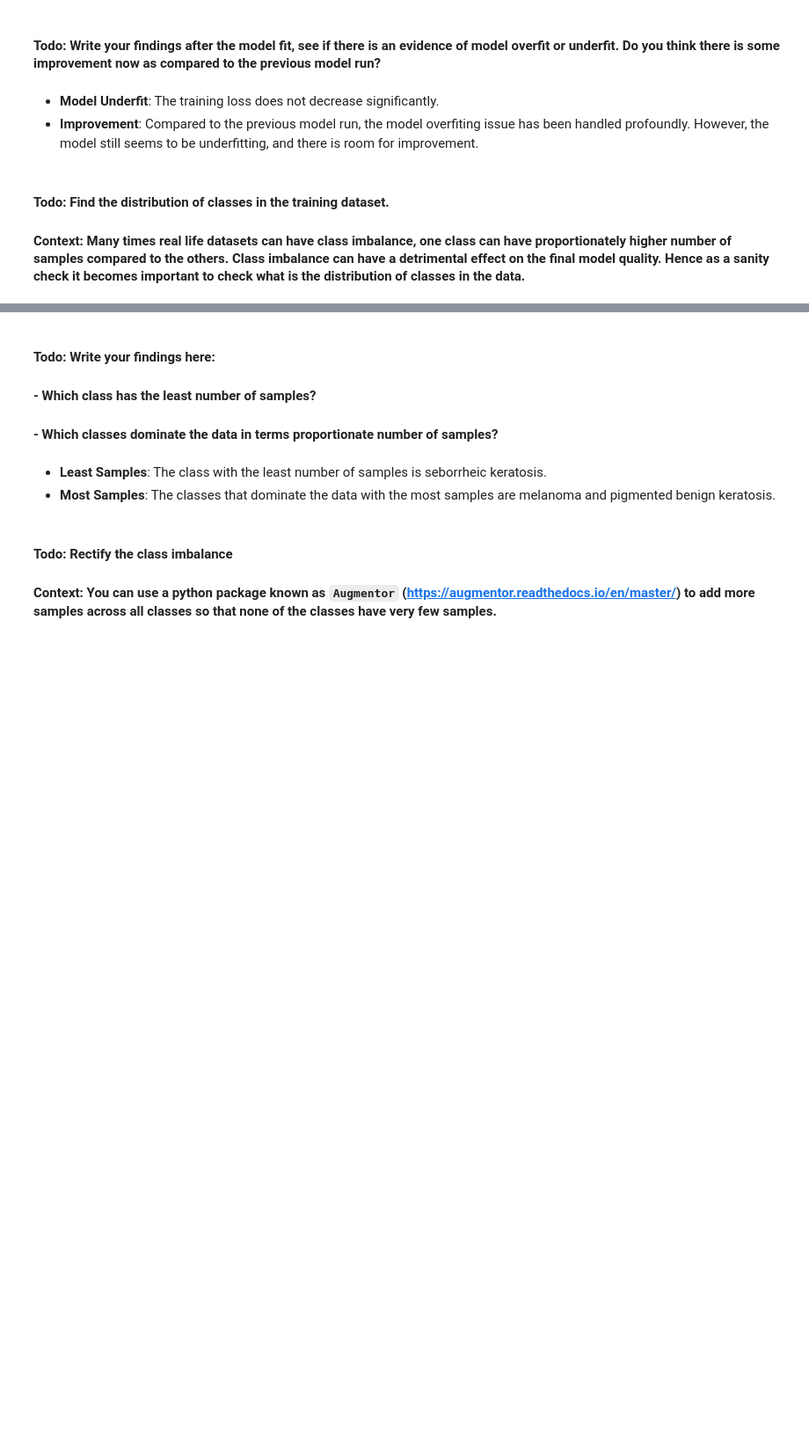
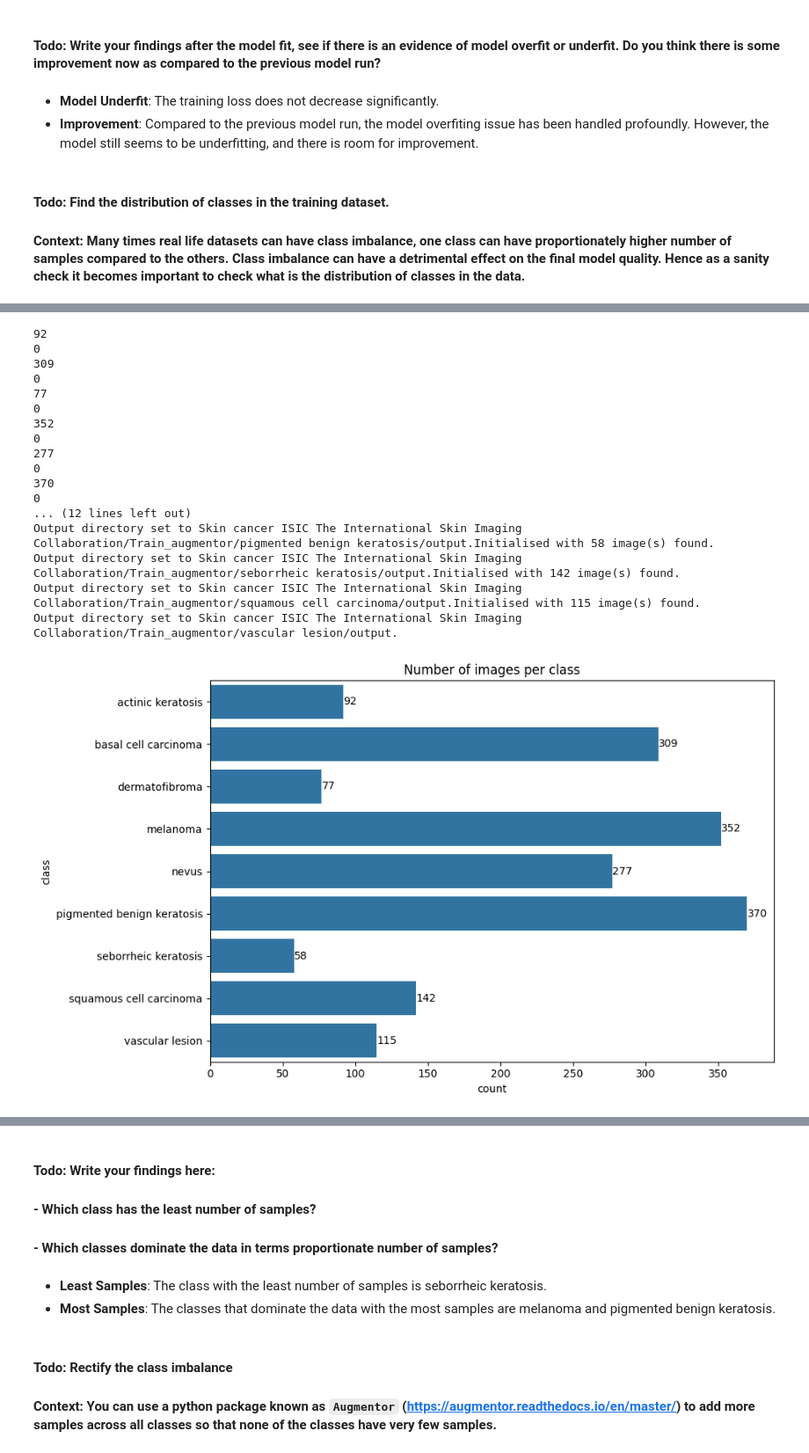
Before and after one commit to khangtd1103/Melanoma_Detection_Assignment, a Jupyter notebook: Starter_code_Assignment_CNN_Skin_Cancer (1) (1).ipynb, the cells around one changed output, grey strips where cells are left out. Shown at 88% size. Saved outputs shown, nothing was run; the diff lists cells and outputs as text; code cells hidden in the pictures; blank space fills up the shorter version.

```diff
--- a/Starter_code_Assignment_CNN_Skin_Cancer (1) (1).ipynb
+++ b/Starter_code_Assignment_CNN_Skin_Cancer (1) (1).ipynb
@@ -1436,0 +1428,78 @@ plt.show()
+# %%
+import shutil
+
+# Delete all output folders
+for c in class_names:
+    output_dir = data_dir_train_aug / c / "output"
+    shutil.rmtree(output_dir)
+# %%
+counts = []
+for c in class_names:
+
+    # Count the total number of images in the class directory
+    counts.appen(len(list(data_dir_train_aug.glob(str(c) + '/*.jpg'))))
+
+# Augment training data
+augmentors = []
+
+# Loop through each class name
+for c in class_names:
+
+    # Create Augmentor pipeline for class
+    p = Augmentor.Pipeline(data_dir_train_aug / c)
+
+    # Add data augmentation operations
+    # Rotate images randomly between -10 and 10 degrees
+    p.rotate(probability=0.5, max_left_rotation=10, max_right_rotation=10)
+
+    # Zoom images randomly between 1.1x and 1.5x original size
+    p.zoom(probability=0.5, min_factor=0.8, max_factor=1.2)
+    # Flip images left-right randomly with 50% probability
+    p.flip_left_right(probability=0.5)
+    # Flip images top-bottom randomly with 50% probability
+    p.flip_top_bottom(probability=0.5)
+    # Add pipeline to list
+    augmentors.append(p)
+
+
+
+# Get count of images in class with most images
+target_count = max(counts)
+
+# Sample images from each pipeline to target count
+for i, p in enumerate(augmentors):
+    if (target_count - counts[i]) == 0: continue
+    p.sample(target_count - counts[i])
+
+# Create a DataFrame with the counts
+train_ds_dist = pd.DataFrame({'class': class_names, 'count': counts})
+
+# Create a bar plot
+plt.figure(figsize=(10, 6))
+ax = sns.barplot(data=train_ds_dist, y='class', x='count')
+plt.title('Number of images per class')
+
+# Add bar labels
+ax.bar_label(ax.containers[0])
+
+plt.tight_layout()
+plt.show()
+# %% [output]
+92
+0
+309
+0
+77
+0
+352
+0
+277
+0
+370
+0
+... (12 lines left out)
+Output directory set to Skin cancer ISIC The International Skin Imaging Collaboration/Train_augmentor/pigmented benign keratosis/output.Initialised with 58 image(s) found.
+Output directory set to Skin cancer ISIC The International Skin Imaging Collaboration/Train_augmentor/seborrheic keratosis/output.Initialised with 142 image(s) found.
+Output directory set to Skin cancer ISIC The International Skin Imaging Collaboration/Train_augmentor/squamous cell carcinoma/output.Initialised with 115 image(s) found.
+Output directory set to Skin cancer ISIC The International Skin Imaging Collaboration/Train_augmentor/vascular lesion/output.
+[figure, added]
```
Also changed, not shown: parts of 17 cells of this notebook.
